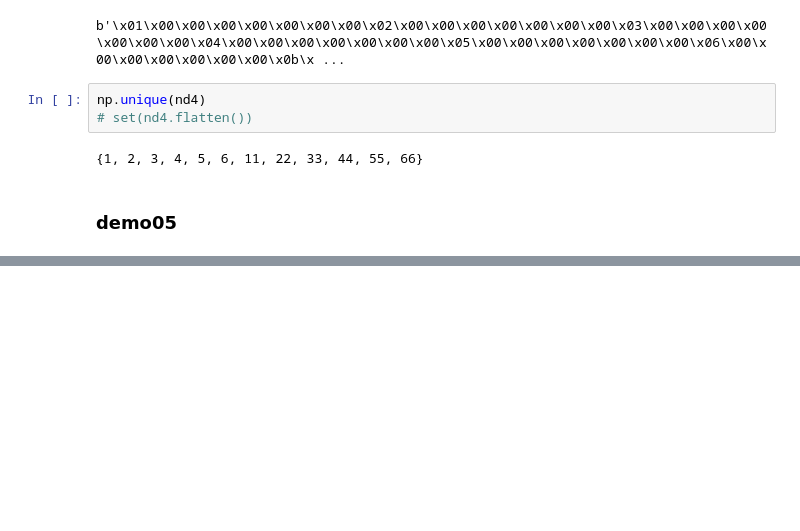
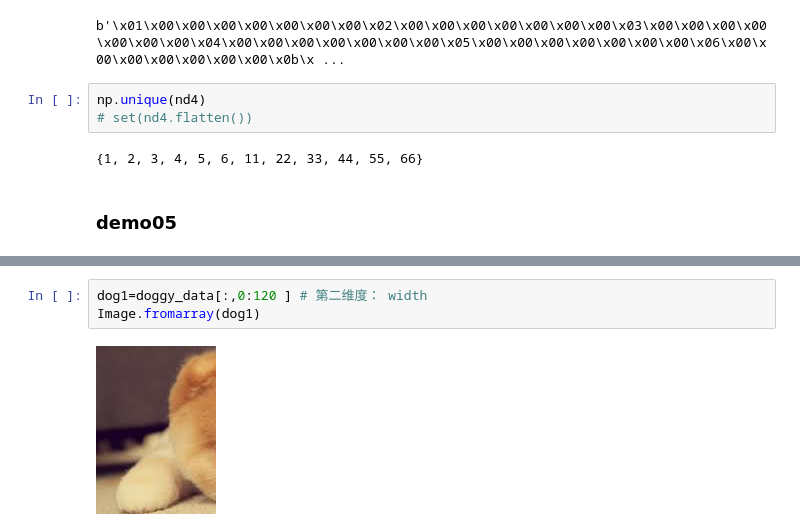
Before and after one commit to TOMMYWHY/python_advance_learning, a Jupyter notebook: 020_dataMining/numpy_learning01.ipynb, the cells around one changed output, grey strips where cells are left out. Saved outputs shown, nothing was run; the diff lists cells and outputs as text; blank space fills up the shorter version.

```diff
--- a/020_dataMining/numpy_learning01.ipynb
+++ b/020_dataMining/numpy_learning01.ipynb
@@ -142,0 +360,5 @@ array([[ 0.83501535, -0.64113151,  1.43574861, -0.14139947,  0.51987739,
+# %%
+dog1=doggy_data[:,0:120 ] # 第二维度： width
+Image.fromarray(dog1)
+# %% [output]
+[figure, added]
```
Also changed, not shown: parts of 41 cells of this notebook, 3 other files.
